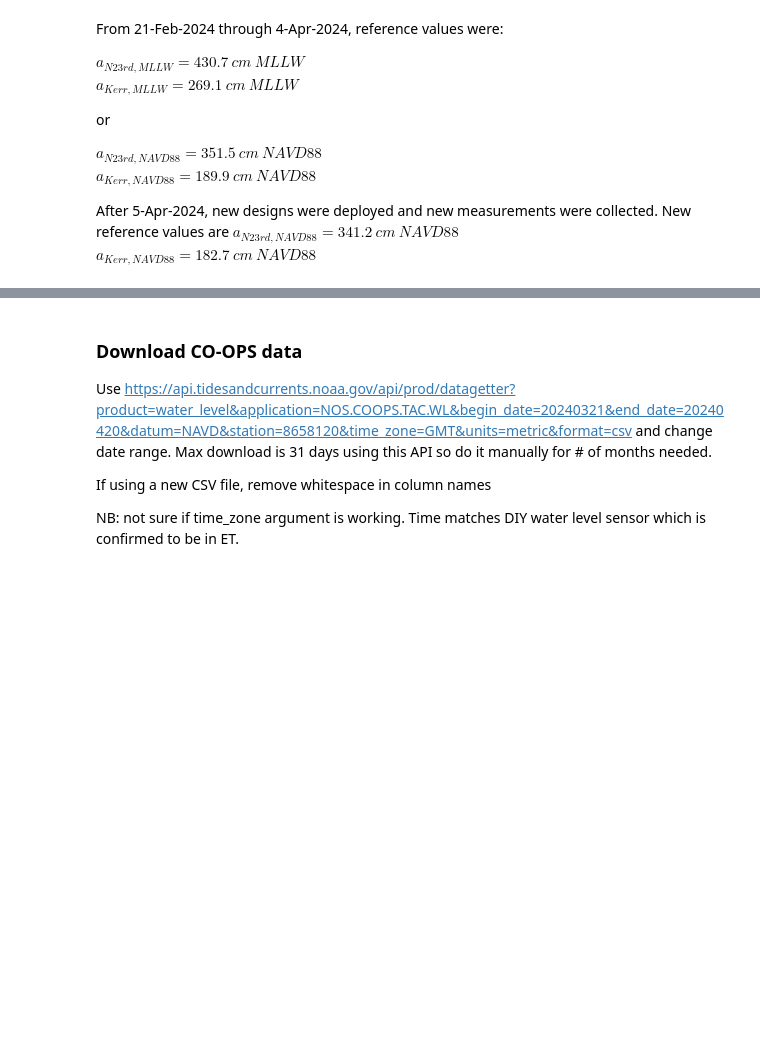
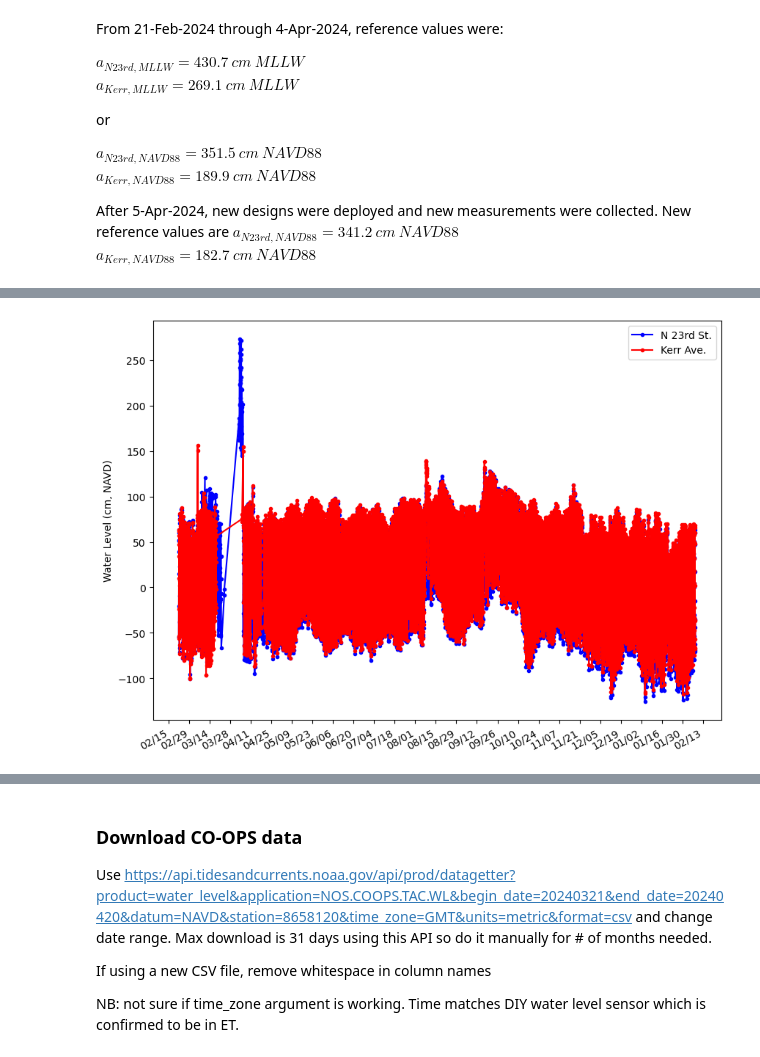
Before and after one commit to COAST-Lab/Open-Water-Level, a Jupyter notebook: Data Analysis/open_water_level_analysis_20240508.ipynb, the cells around one changed output, grey strips where cells are left out. Saved outputs shown, nothing was run; the diff lists cells and outputs as text; code cells hidden in the pictures; blank space fills up the shorter version.

```diff
--- a/Data Analysis/open_water_level_analysis_20240508.ipynb
+++ b/Data Analysis/open_water_level_analysis_20240508.ipynb
@@ -108,16 +143,18 @@ df_kerr['Water Level (cm)'].iloc[filt_wl_kerr_2ndDeployment] = a_kerr_2ndDeploym
 # %%
 fig, axs = plt.subplots(figsize = (10, 8))
 axs.plot(df_n23['Time (ET)'], df_n23['Water Level (cm)'], 'b.-', label = 'N 23rd St.')
 axs.plot(df_kerr['Time (ET)'], df_kerr['Water Level (cm)'], 'r.-', label = 'Kerr Ave.')
 
 axs.set_ylabel('Water Level (cm, NAVD)')
 axs.legend()
 
 # xtick dates are poorly spaced
-axs.xaxis.set_major_locator(ticker.MultipleLocator(3.5))
+axs.xaxis.set_major_locator(ticker.MultipleLocator(14))
 
 date_form = DateFormatter("%m/%d")
 axs.xaxis.set_major_formatter(date_form)
 
 fig.autofmt_xdate()
+# %% [output]
+[figure, added]
 # %%
```
Also changed, not shown: parts of 15 cells of this notebook, 1 other file.
